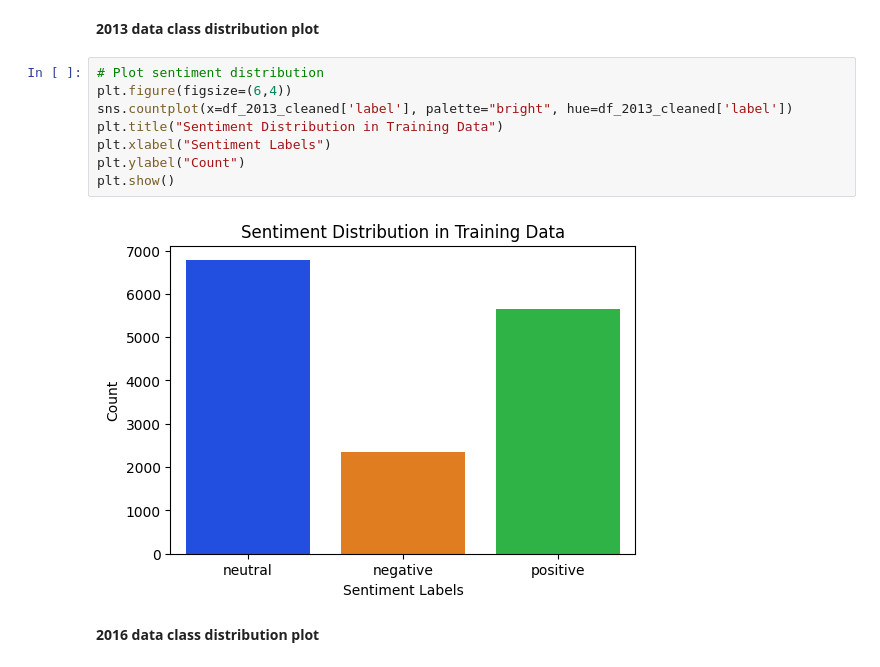
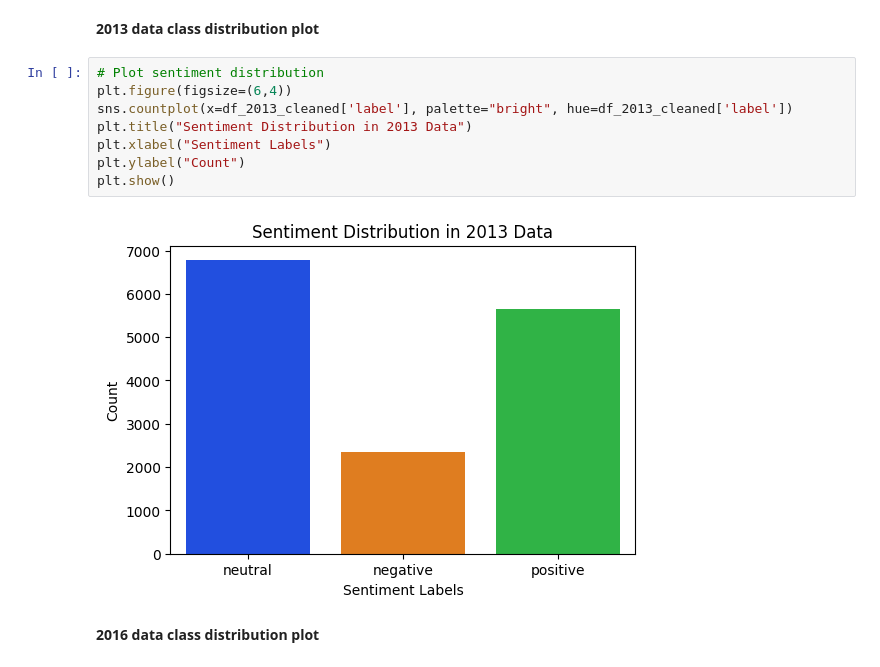
Before and after one commit to akpanitorobong/7120CEM-Natural_Language_Processing, a Jupyter notebook: 7120_CW.ipynb, the cells around one changed output. Drawn from its saved outputs; the diff is of its cells as text.

```diff
--- a/7120_CW.ipynb
+++ b/7120_CW.ipynb
@@ -445,13 +445,13 @@ Sentiment distribution in test data
 # %%
 # Plot sentiment distribution
 plt.figure(figsize=(6,4))
 sns.countplot(x=df_2013_cleaned['label'], palette="bright", hue=df_2013_cleaned['label'])
-plt.title("Sentiment Distribution in Training Data")
+plt.title("Sentiment Distribution in 2013 Data")
 plt.xlabel("Sentiment Labels")
 plt.ylabel("Count")
 plt.show()
 # %% [output]
-[figure, old version]
+[figure, new version]
 # %% [markdown]
 **2016 data class distribution plot**
 # %%
```
Also changed, not shown: parts of 19 cells of this notebook.
